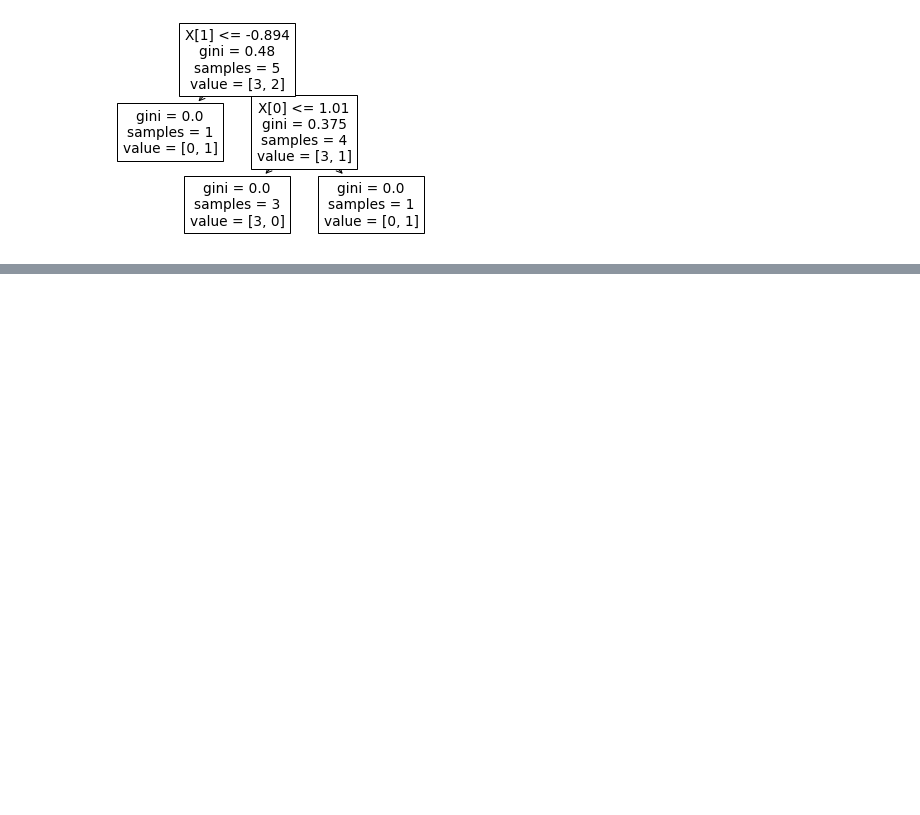
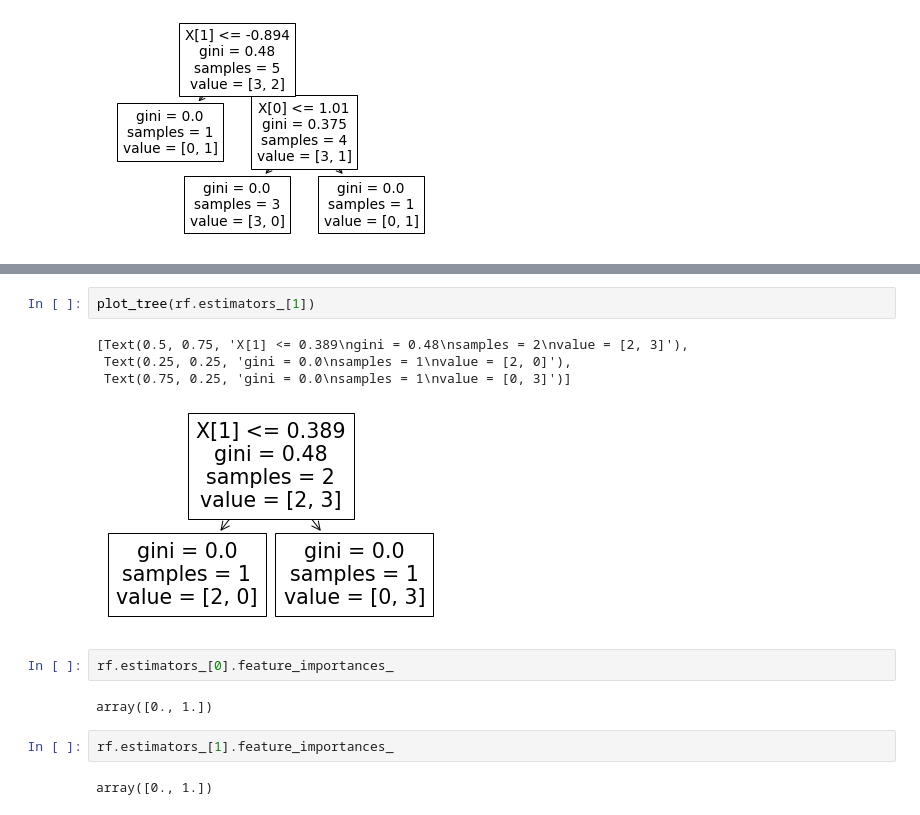
Before and after one commit to Nihar109/Machine-Learning-, a Jupyter notebook: Supervised Machine Learning/Bagging Ensemble/Random Forest/how_feature_importance_calculated.ipynb, the cells around one changed output, grey strips where cells are left out. Saved outputs shown, nothing was run; the diff lists cells and outputs as text; blank space fills up the shorter version.

```diff
--- a/Supervised Machine Learning/Bagging Ensemble/Random Forest/how_feature_importance_calculated.ipynb
+++ b/Supervised Machine Learning/Bagging Ensemble/Random Forest/how_feature_importance_calculated.ipynb
@@ -19,0 +37,15 @@ plot_tree(dt)
+# %%
+plot_tree(rf.estimators_[1])
+# %% [output]
+[Text(0.5, 0.75, 'X[1] <= 0.389\ngini = 0.48\nsamples = 2\nvalue = [2, 3]'),
+ Text(0.25, 0.25, 'gini = 0.0\nsamples = 1\nvalue = [2, 0]'),
+ Text(0.75, 0.25, 'gini = 0.0\nsamples = 1\nvalue = [0, 3]')]
+[figure, added]
+# %%
+rf.estimators_[0].feature_importances_
+# %% [output]
+array([0., 1.])
+# %%
+rf.estimators_[1].feature_importances_
+# %% [output]
+array([0., 1.])
```
Also changed, not shown: parts of 14 cells of this notebook.
